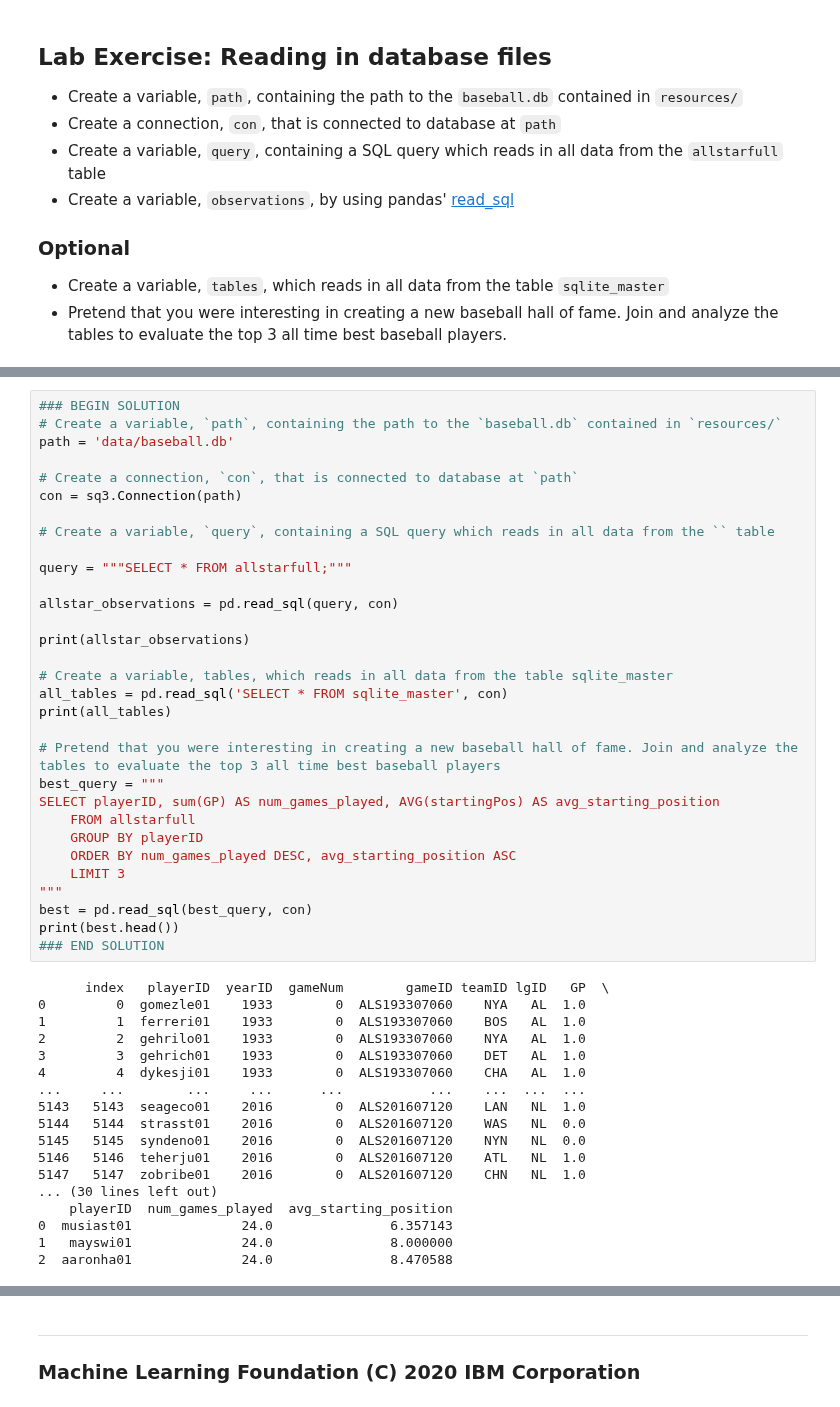
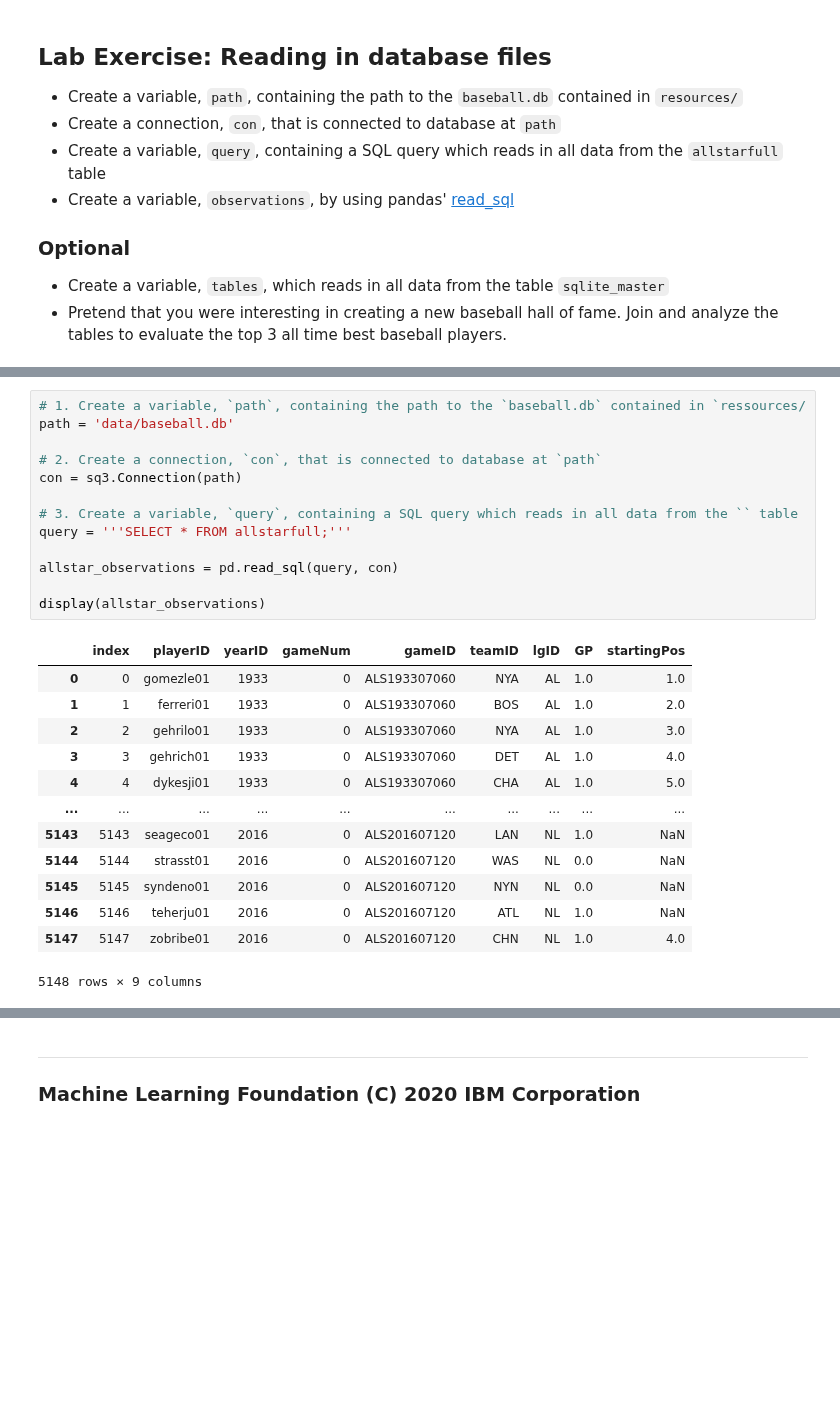
Before and after one commit to htetaunglynn94/coursera, a Jupyter notebook: ibm_ml_series/eda_4_ml/module_2/holab2_reading_data_b.ipynb, the cells around one changed output, grey strips where cells are left out. Saved outputs shown, nothing was run; the diff lists cells and outputs as text; blank space fills up the shorter version.

Commit message:
Practice holab2_reading_data_b.ipynb

```diff
--- a/ibm_ml_series/eda_4_ml/module_2/holab2_reading_data_b.ipynb
+++ b/ibm_ml_series/eda_4_ml/module_2/holab2_reading_data_b.ipynb
@@ -35,49 +34,27 @@ baseball.db.1       100%[===================>]   7.27M  --.-KB/s    in 0.1s
 # %%
-### BEGIN SOLUTION
-# Create a variable, `path`, containing the path to the `baseball.db` contained in `resources/`
+# 1. Create a variable, `path`, containing the path to the `baseball.db` contained in `ressources/
 path = 'data/baseball.db'
 
-# Create a connection, `con`, that is connected to database at `path`
+# 2. Create a connection, `con`, that is connected to database at `path`
 con = sq3.Connection(path)
 
-# Create a variable, `query`, containing a SQL query which reads in all data from the `` table
-
-query = """SELECT * FROM allstarfull;"""
+# 3. Create a variable, `query`, containing a SQL query which reads in all data from the `` table
+query = '''SELECT * FROM allstarfull;'''
 
 allstar_observations = pd.read_sql(query, con)
 
-print(allstar_observations)
-
-# Create a variable, tables, which reads in all data from the table sqlite_master
-all_tables = pd.read_sql('SELECT * FROM sqlite_master', con)
-print(all_tables)
-
-# Pretend that you were interesting in creating a new baseball hall of fame. Join and analyze the tables to evaluate the top 3 all time best baseball players
-best_query = """
-SELECT playerID, sum(GP) AS num_games_played, AVG(startingPos) AS avg_starting_position
-    FROM allstarfull
-    GROUP BY playerID
-    ORDER BY num_games_played DESC, avg_starting_position ASC
-    LIMIT 3
-"""
-best = pd.read_sql(best_query, con)
-print(best.head())
-### END SOLUTION
+display(allstar_observations)
 # %% [output]
+|  | index | playerID | yearID | gameNum | gameID | teamID | lgID | GP | startingPos |
+| 0 | 0 | gomezle01 | 1933 | 0 | ALS193307060 | NYA | AL | 1.0 | 1.0 |
+| 1 | 1 | ferreri01 | 1933 | 0 | ALS193307060 | BOS | AL | 1.0 | 2.0 |
+| 2 | 2 | gehrilo01 | 1933 | 0 | ALS193307060 | NYA | AL | 1.0 | 3.0 |
+| 3 | 3 | gehrich01 | 1933 | 0 | ALS193307060 | DET | AL | 1.0 | 4.0 |
+| 4 | 4 | dykesji01 | 1933 | 0 | ALS193307060 | CHA | AL | 1.0 | 5.0 |
+| ... | ... | ... | ... | ... | ... | ... | ... | ... | ... |
+| 5143 | 5143 | seageco01 | 2016 | 0 | ALS201607120 | LAN | NL | 1.0 | NaN |
+| 5144 | 5144 | strasst01 | 2016 | 0 | ALS201607120 | WAS | NL | 0.0 | NaN |
+| 5145 | 5145 | syndeno01 | 2016 | 0 | ALS201607120 | NYN | NL | 0.0 | NaN |
+| 5146 | 5146 | teherju01 | 2016 | 0 | ALS201607120 | ATL | NL | 1.0 | NaN |
+| 5147 | 5147 | zobribe01 | 2016 | 0 | ALS201607120 | CHN | NL | 1.0 | 4.0 |
-      index   playerID  yearID  gameNum        gameID teamID lgID   GP  \
-0         0  gomezle01    1933        0  ALS193307060    NYA   AL  1.0
-1         1  ferreri01    1933        0  ALS193307060    BOS   AL  1.0
-2         2  gehrilo01    1933        0  ALS193307060    NYA   AL  1.0
-3         3  gehrich01    1933        0  ALS193307060    DET   AL  1.0
-4         4  dykesji01    1933        0  ALS193307060    CHA   AL  1.0
-...     ...        ...     ...      ...           ...    ...  ...  ...
-5143   5143  seageco01    2016        0  ALS201607120    LAN   NL  1.0
-5144   5144  strasst01    2016        0  ALS201607120    WAS   NL  0.0
-5145   5145  syndeno01    2016        0  ALS201607120    NYN   NL  0.0
-5146   5146  teherju01    2016        0  ALS201607120    ATL   NL  1.0
-5147   5147  zobribe01    2016        0  ALS201607120    CHN   NL  1.0
-... (30 lines left out)
-    playerID  num_games_played  avg_starting_position
-0  musiast01              24.0               6.357143
-1   mayswi01              24.0               8.000000
-2  aaronha01              24.0               8.470588
+5148 rows × 9 columns
```
Also changed, not shown: parts of 4 cells of this notebook.
